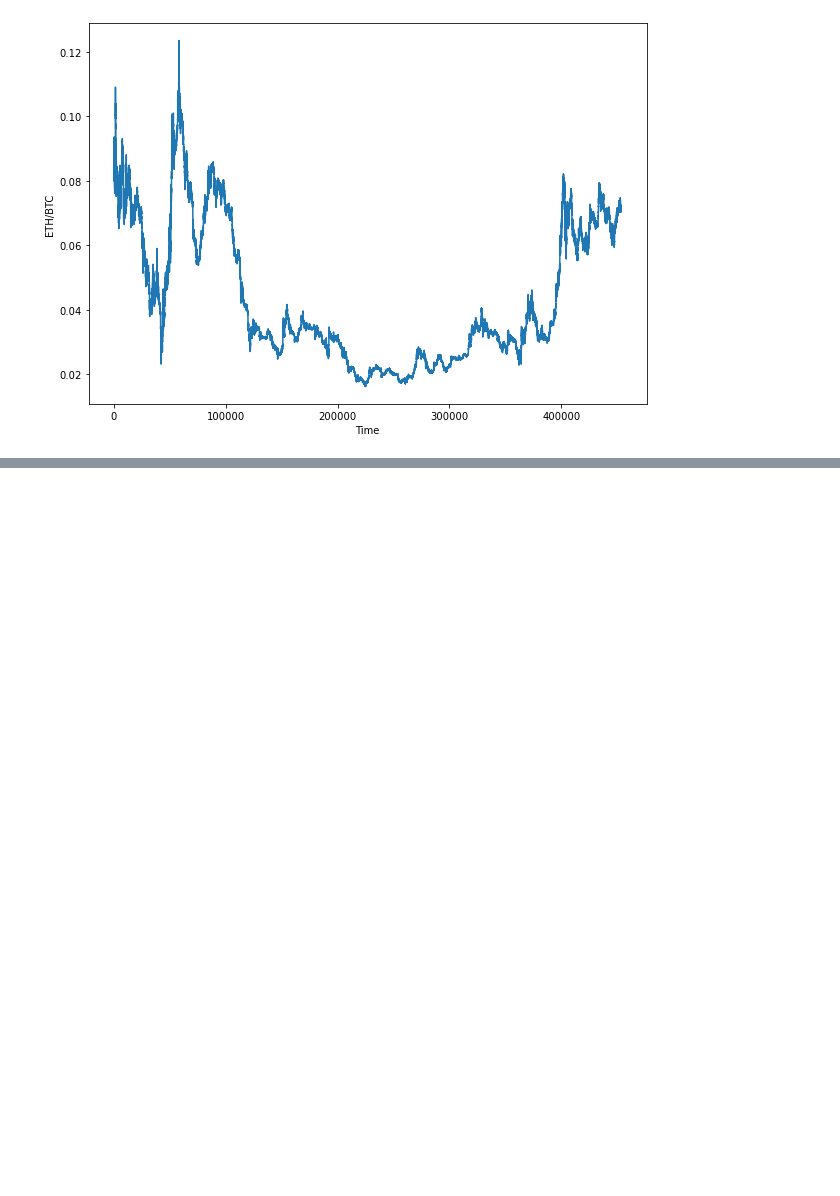
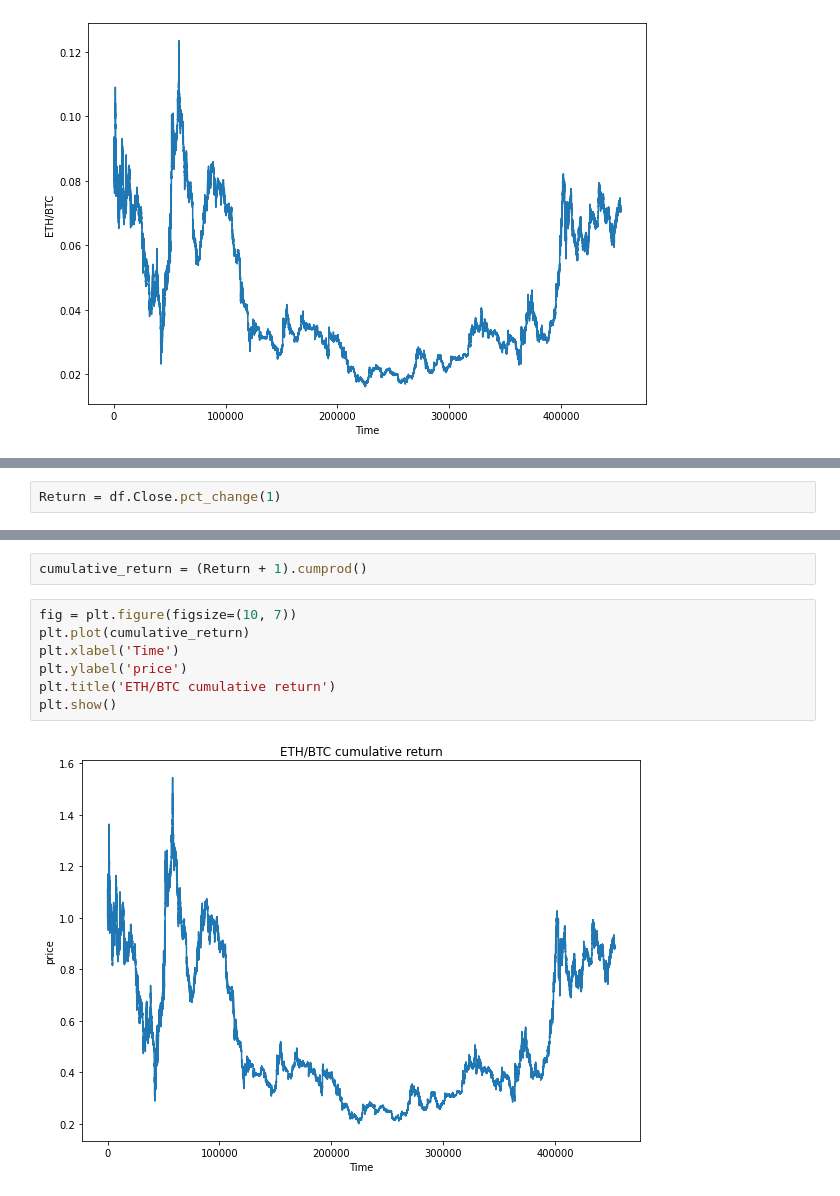
Before and after one commit to novis10813/Is-Technical-Indicator-Really-a-Thing-for-Deep-Learning, a Jupyter notebook: Data_description.ipynb, the cells around one changed output, grey strips where cells are left out. Cells and saved outputs as stored; diff of their text form; blank space fills up the shorter version.

```diff
--- a/Data_description.ipynb
+++ b/Data_description.ipynb
@@ -52,0 +69,2 @@ Text(0.5, 0, 'Time')
+# %%
+Return = df.Close.pct_change(1)
@@ -52,0 +86,11 @@ Text(0.5, 0, 'Time')
+# %%
+cumulative_return = (Return + 1).cumprod()
+# %%
+fig = plt.figure(figsize=(10, 7))
+plt.plot(cumulative_return)
+plt.xlabel('Time')
+plt.ylabel('price')
+plt.title('ETH/BTC cumulative return')
+plt.show()
+# %% [output]
+[figure, added]
```
Also changed, not shown: parts of 11 cells of this notebook, 20 other files.
